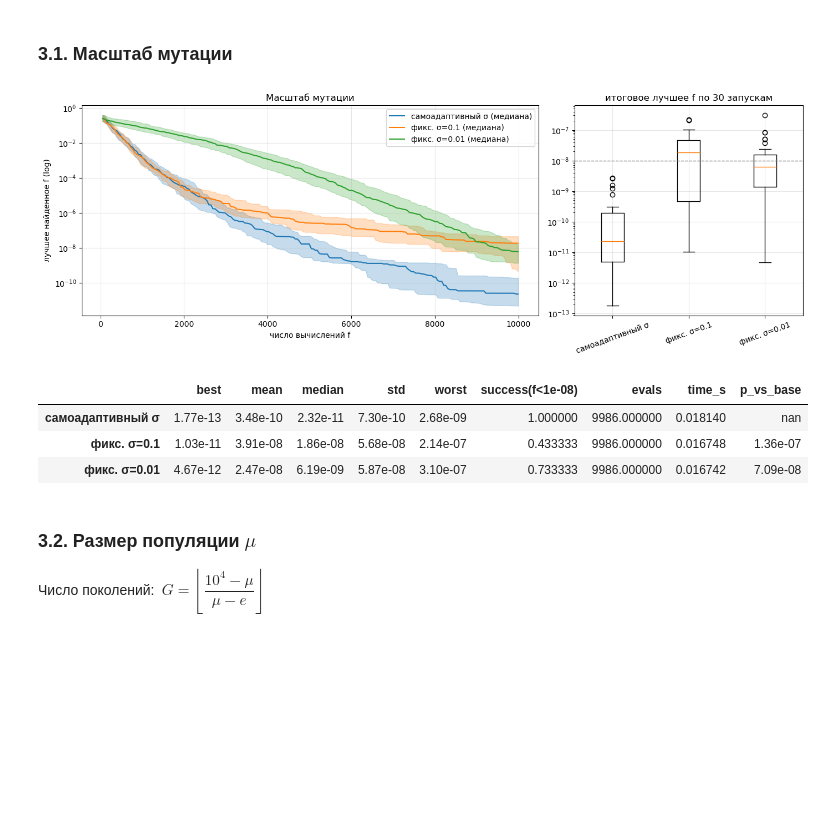
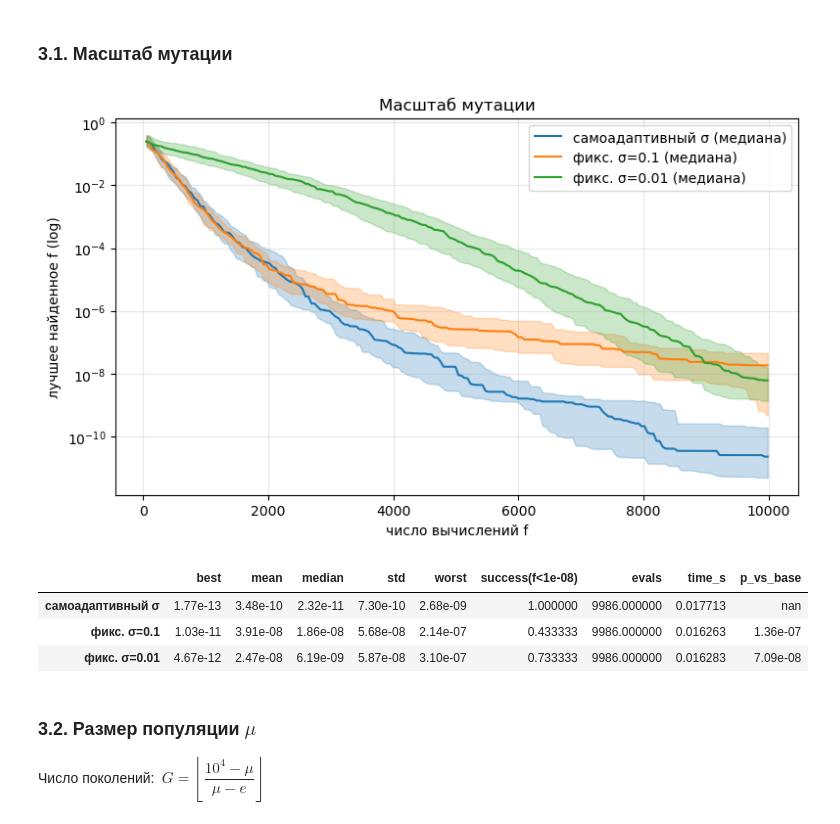
Before and after one commit to mack011y/gen_lab1, a Jupyter notebook: lab1/lab1.ipynb, the cells around one changed output. Drawn from its saved outputs; the diff is of its cells as text; code cells hidden in the pictures; blank space fills up the shorter version.

Commit message:
Lab1: remove boxplots from factor plots

```diff
--- a/lab1/lab1.ipynb
+++ b/lab1/lab1.ipynb
@@ -632,15 +632,9 @@ def factor_study(name, variants: dict):
     return table, finals, hists
 
 
-def plot_factor(name, title, finals, hists):
-    fig, (a1, a2) = plt.subplots(1, 2, figsize=(14, 5), gridspec_kw={"width_ratios": [2, 1]})
-    plot_convergence(hists, title, ax=a1)
-    a2.boxplot(list(finals.values()), tick_labels=list(finals.keys()))
-    a2.set_yscale("log")
-    a2.set_title("итоговое лучшее f по 30 запускам")
-    a2.axhline(SUCCESS_EPS, color="gray", ls="--", lw=1)
-    plt.setp(a2.get_xticklabels(), rotation=20)
-    fig.tight_layout()
+def plot_factor(name, title, hists):
+    fig, ax = plt.subplots()
+    plot_convergence(hists, title, ax=ax)
     fig.savefig(RESULTS / f"factor_{name}.png", dpi=120, bbox_inches="tight")
     plt.show()
 
@@ -651,17 +645,17 @@ FMT = {c: "{:.2e}" for c in ["best", "mean", "median", "std", "worst", "p_vs_bas
 # %%
 mut_tab, mut_fin, mut_hist = factor_study("mutation", {
     "самоадаптивный σ": BASE,
     "фикс. σ=0.1": replace(BASE, adaptive=False, sigma0=0.1),
     "фикс. σ=0.01": replace(BASE, adaptive=False, sigma0=0.01),
 })
-plot_factor("mutation", "Масштаб мутации", mut_fin, mut_hist)
+plot_factor("mutation", "Масштаб мутации", mut_hist)
 mut_tab.style.format(FMT)
 # %% [output]
-[figure, old version]
+[figure, new version]
 |  | best | mean | median | std | worst | success(f<1e-08) | evals | time_s | p_vs_base |
-| самоадаптивный σ | 1.77e-13 | 3.48e-10 | 2.32e-11 | 7.30e-10 | 2.68e-09 | 1.000000 | 9986.000000 | 0.018140 | nan |
-| фикс. σ=0.1 | 1.03e-11 | 3.91e-08 | 1.86e-08 | 5.68e-08 | 2.14e-07 | 0.433333 | 9986.000000 | 0.016748 | 1.36e-07 |
-| фикс. σ=0.01 | 4.67e-12 | 2.47e-08 | 6.19e-09 | 5.87e-08 | 3.10e-07 | 0.733333 | 9986.000000 | 0.016742 | 7.09e-08 |
+| самоадаптивный σ | 1.77e-13 | 3.48e-10 | 2.32e-11 | 7.30e-10 | 2.68e-09 | 1.000000 | 9986.000000 | 0.017713 | nan |
+| фикс. σ=0.1 | 1.03e-11 | 3.91e-08 | 1.86e-08 | 5.68e-08 | 2.14e-07 | 0.433333 | 9986.000000 | 0.016263 | 1.36e-07 |
+| фикс. σ=0.01 | 4.67e-12 | 2.47e-08 | 6.19e-09 | 5.87e-08 | 3.10e-07 | 0.733333 | 9986.000000 | 0.016283 | 7.09e-08 |
 # %% [markdown]
 ### 3.2. Размер популяции $\mu$
 
```
Also changed, not shown: parts of 6 cells of this notebook, 28 other files.
